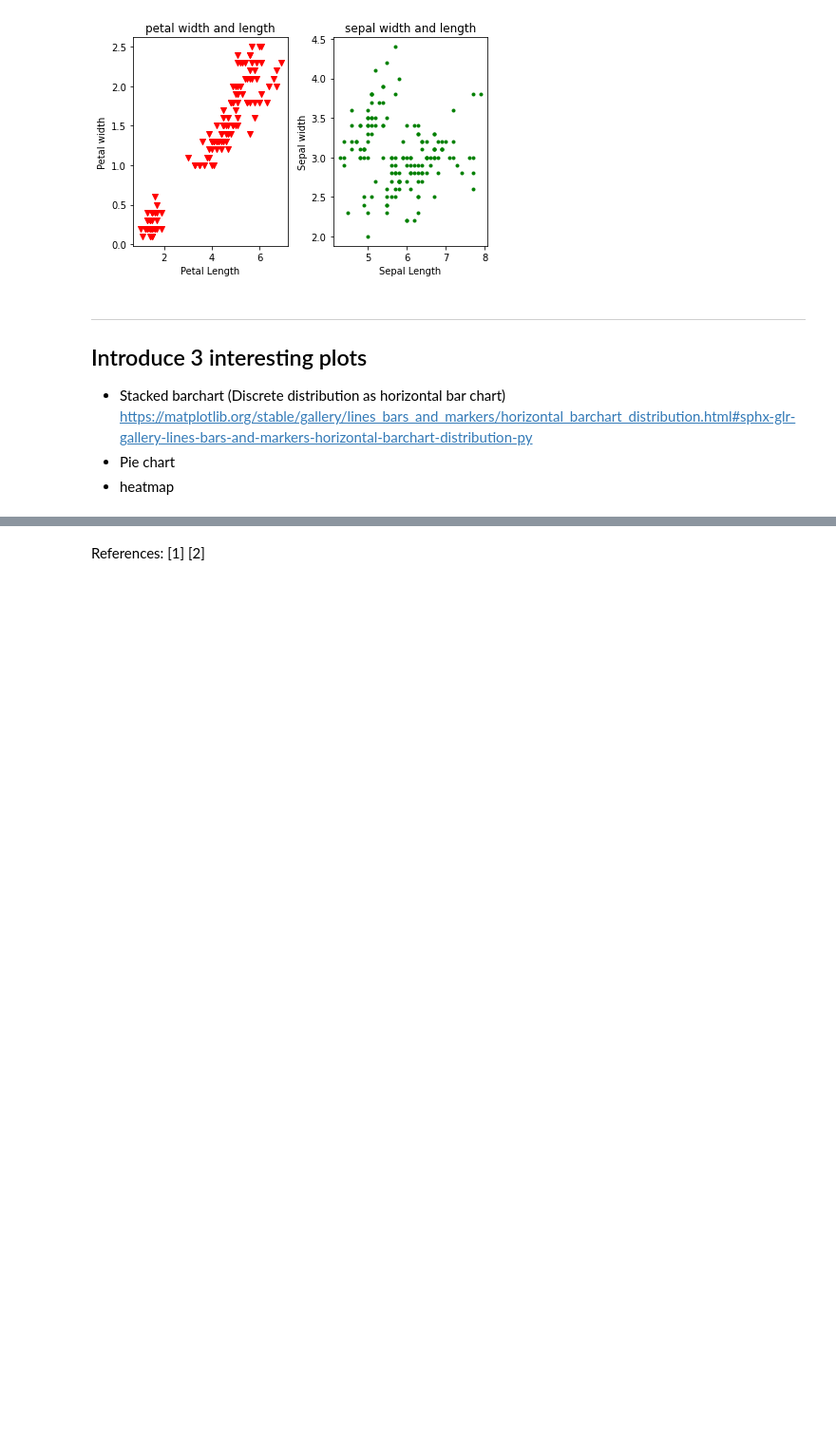
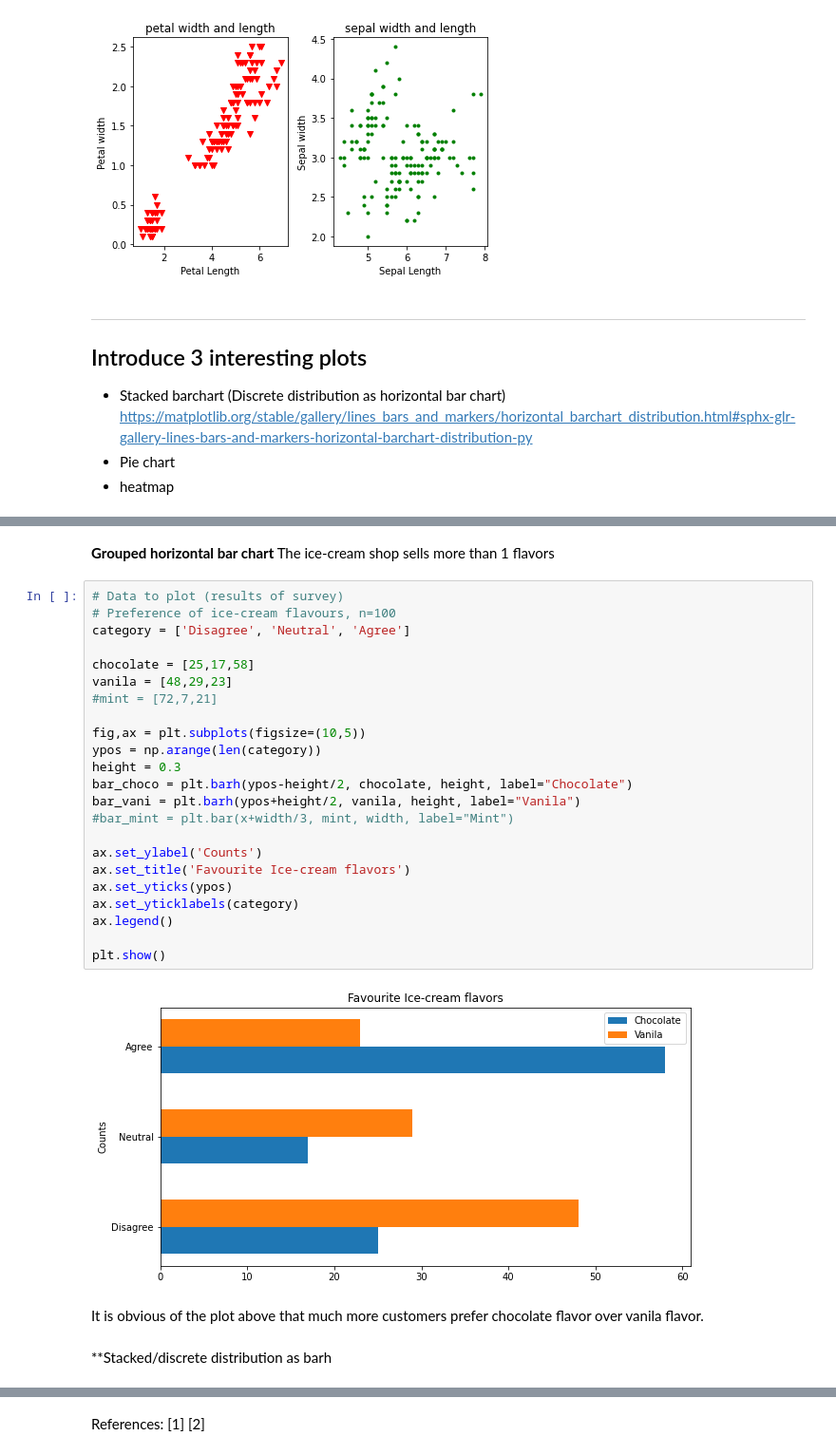
Before and after one commit to HazelIP/Fundamental_DA, a Jupyter notebook: pyplot/pyplot.ipynb, the cells around one changed output, grey strips where cells are left out. Shown at 95% size. Saved outputs shown, nothing was run; the diff lists cells and outputs as text; blank space fills up the shorter version.

```diff
--- a/pyplot/pyplot.ipynb
+++ b/pyplot/pyplot.ipynb
@@ -114 +140,33 @@ Bar chart is used for visualizing counts or summary statistics. Horizontal stack
+# %% [markdown]
+**Grouped horizontal bar chart**
+The ice-cream shop sells more than 1 flavors
+# %%
+# Data to plot (results of survey)
+# Preference of ice-cream flavours, n=100
+category = ['Disagree', 'Neutral', 'Agree']
+
+chocolate = [25,17,58]
+vanila = [48,29,23]
+#mint = [72,7,21]
+
+fig,ax = plt.subplots(figsize=(10,5))
+ypos = np.arange(len(category))
+height = 0.3
+bar_choco = plt.barh(ypos-height/2, chocolate, height, label="Chocolate")
+bar_vani = plt.barh(ypos+height/2, vanila, height, label="Vanila")
+#bar_mint = plt.bar(x+width/3, mint, width, label="Mint")
+
+ax.set_ylabel('Counts')
+ax.set_title('Favourite Ice-cream flavors')
+ax.set_yticks(ypos)
+ax.set_yticklabels(category)
+ax.legend()
+
+plt.show()
+# %% [output]
+[figure, added]
+# %% [markdown]
+It is obvious of the plot above that much more customers prefer chocolate flavor over vanila flavor.
+# %% [markdown]
+**Stacked/discrete distribution as barh
 # %% [markdown]
```
Also changed, not shown: parts of 12 cells of this notebook, 6 other files.
